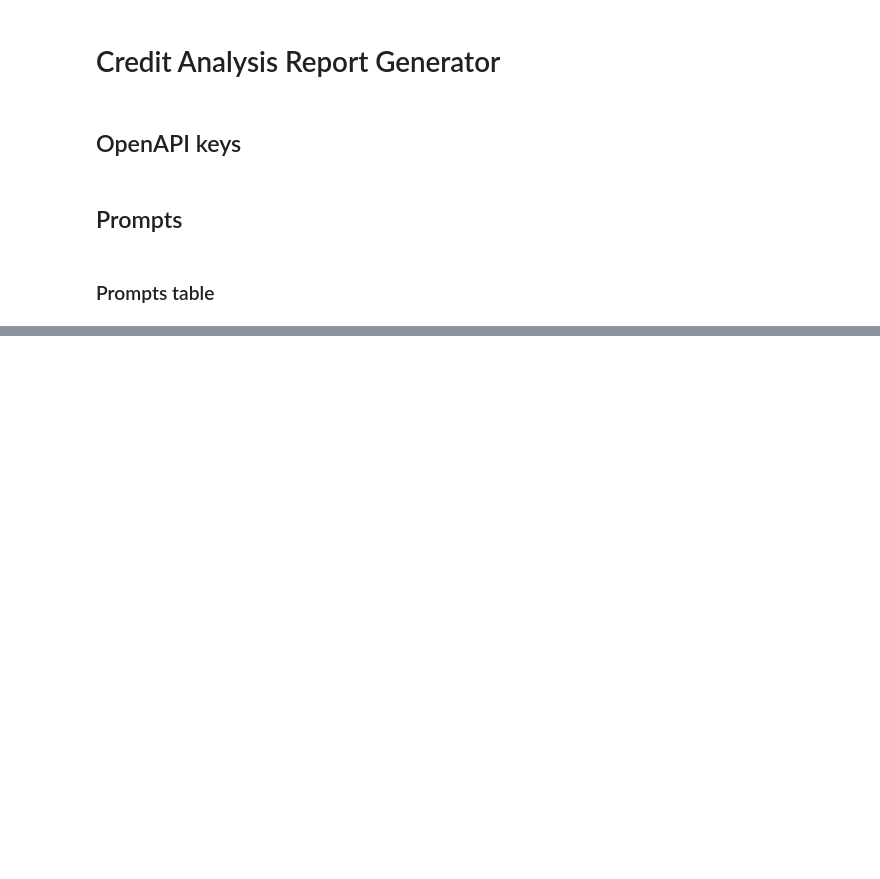
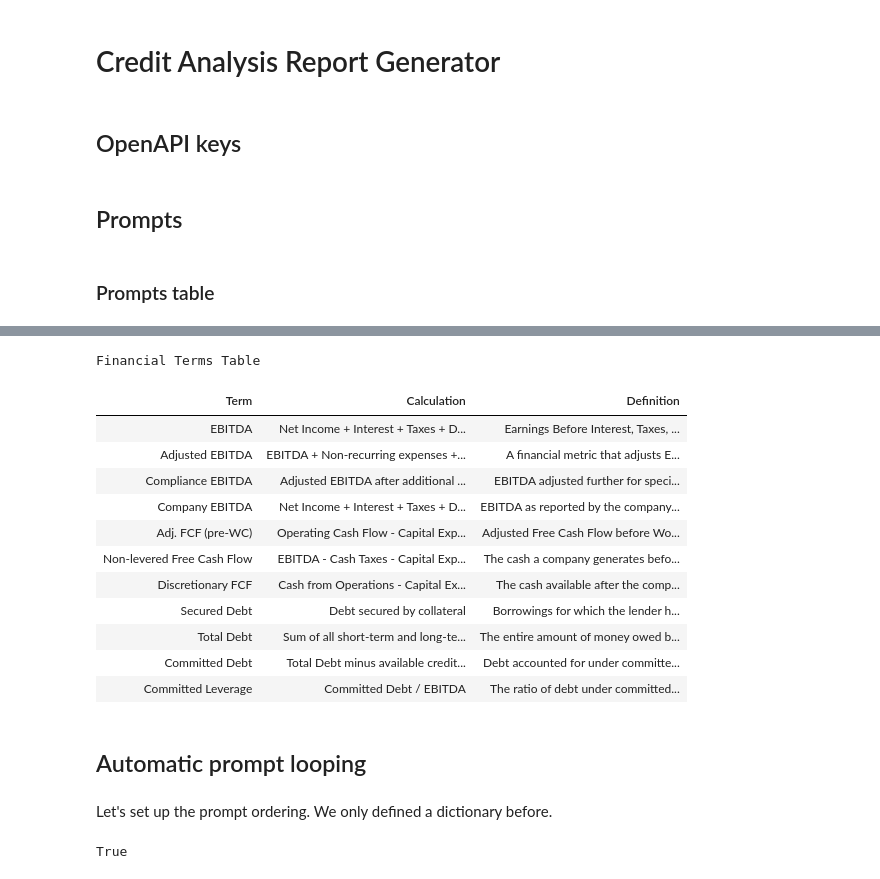
Before and after one commit to luislascano01/Stratvithor, a Jupyter notebook: CreditAnalysisPrompt_POC.ipynb, the cells around one changed output, grey strips where cells are left out. Saved outputs shown, nothing was run; the diff lists cells and outputs as text; code cells hidden in the pictures; blank space fills up the shorter version.

Commit message:
Looping method implemented

```diff
--- a/CreditAnalysisPrompt_POC.ipynb
+++ b/CreditAnalysisPrompt_POC.ipynb
@@ -179,0 +193,5 @@ For the last reported quarter, which was the third quarter of fiscal 2023 ending
+# %%
+# Add previous message response to context
+
+messages.append({"role": "assistant", "content": parsed_message.content})
+parsed_message.content
@@ -179,0 +200,4 @@ For the last reported quarter, which was the third quarter of fiscal 2023 ending
+# %%
+messages.append({"role": "user", "content": prompts["glossary"]})
+
+messages
@@ -179,0 +222,65 @@ For the last reported quarter, which was the third quarter of fiscal 2023 ending
+# %%
+completion = client.chat.completions.create(
+    model="gpt-4o",
+    messages=messages
+)
+# %%
+message_output = completion.choices[0].message.content.__str__()
+display(HTML(message_output[8:-4]))
+# %% [output]
+Financial Terms Table
+| Term | Calculation | Definition |
+| EBITDA | Net Income + Interest + Taxes + D... | Earnings Before Interest, Taxes, ... |
+| Adjusted EBITDA | EBITDA + Non-recurring expenses +... | A financial metric that adjusts E... |
+| Compliance EBITDA | Adjusted EBITDA after additional ... | EBITDA adjusted further for speci... |
+| Company EBITDA | Net Income + Interest + Taxes + D... | EBITDA as reported by the company... |
+| Adj. FCF (pre-WC) | Operating Cash Flow - Capital Exp... | Adjusted Free Cash Flow before Wo... |
+| Non-levered Free Cash Flow | EBITDA - Cash Taxes - Capital Exp... | The cash a company generates befo... |
+| Discretionary FCF | Cash from Operations - Capital Ex... | The cash available after the comp... |
+| Secured Debt | Debt secured by collateral | Borrowings for which the lender h... |
+| Total Debt | Sum of all short-term and long-te... | The entire amount of money owed b... |
+| Committed Debt | Total Debt minus available credit... | Debt accounted for under committe... |
+| Committed Leverage | Committed Debt / EBITDA | The ratio of debt under committed... |
+# %% [markdown]
+## Automatic prompt looping
+# %% [markdown]
+Let's set up the prompt ordering. We only defined a dictionary before.
+# %%
+curr_ordered_prompts = [
+    "background",
+    "glossary",
+    "corporate_structure",
+    "financial_data",
+    "historical_EBITDA_and_free_cash_flow_calculation",
+    "management_capacity_and_functionality_overview",
+    "ownership",
+    "stock_performance",
+    "management_team",
+    "industry_overview",
+    "competition",
+    "economic_and_financial_aspects",
+    "analyst_ratings",
+    "ratings_overview",
+    "conclusion"
+]
+curr_ordered_prompts_presentation = [
+    "Background",
+    "Glossary",
+    "Corporate Structure",
+    "Financial Data",
+    "Historical EBITDA and Free Cash Flow Calculation",
+    "Management Capacity & Functionality Overview",
+    "Ownership",
+    "Stock Performance",
+    "Management Team",
+    "Industry Overview",
+    "Competition",
+    "Economic & Financial Aspects",
+    "Analyst Ratings",
+    "Ratings Overview",
+    "Conclusion",
+]
+
+print(len(curr_ordered_prompts)==len(curr_ordered_prompts_presentation))
+# %% [output]
+True
```
Also changed, not shown: parts of 13 cells of this notebook, 3 other files.
